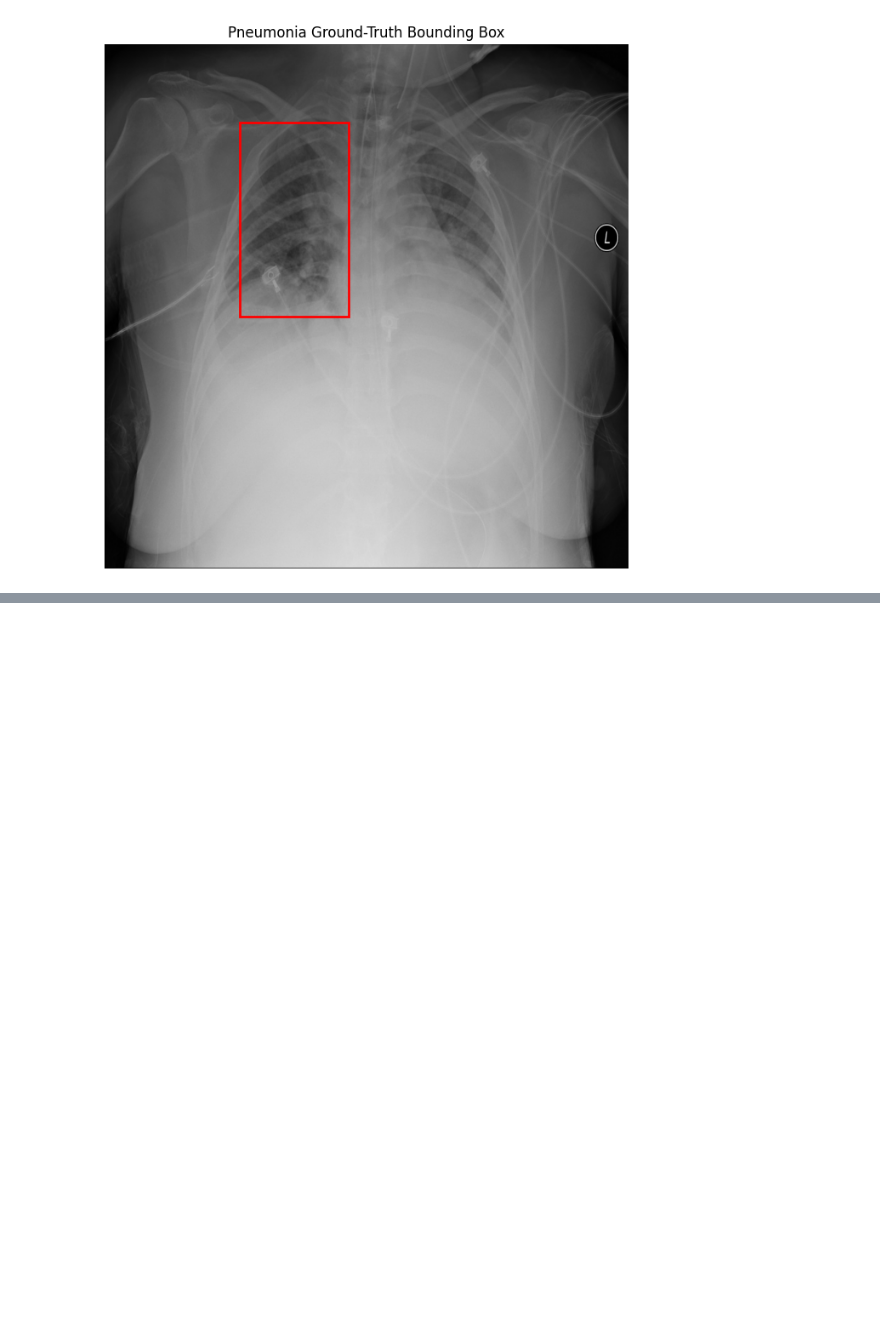
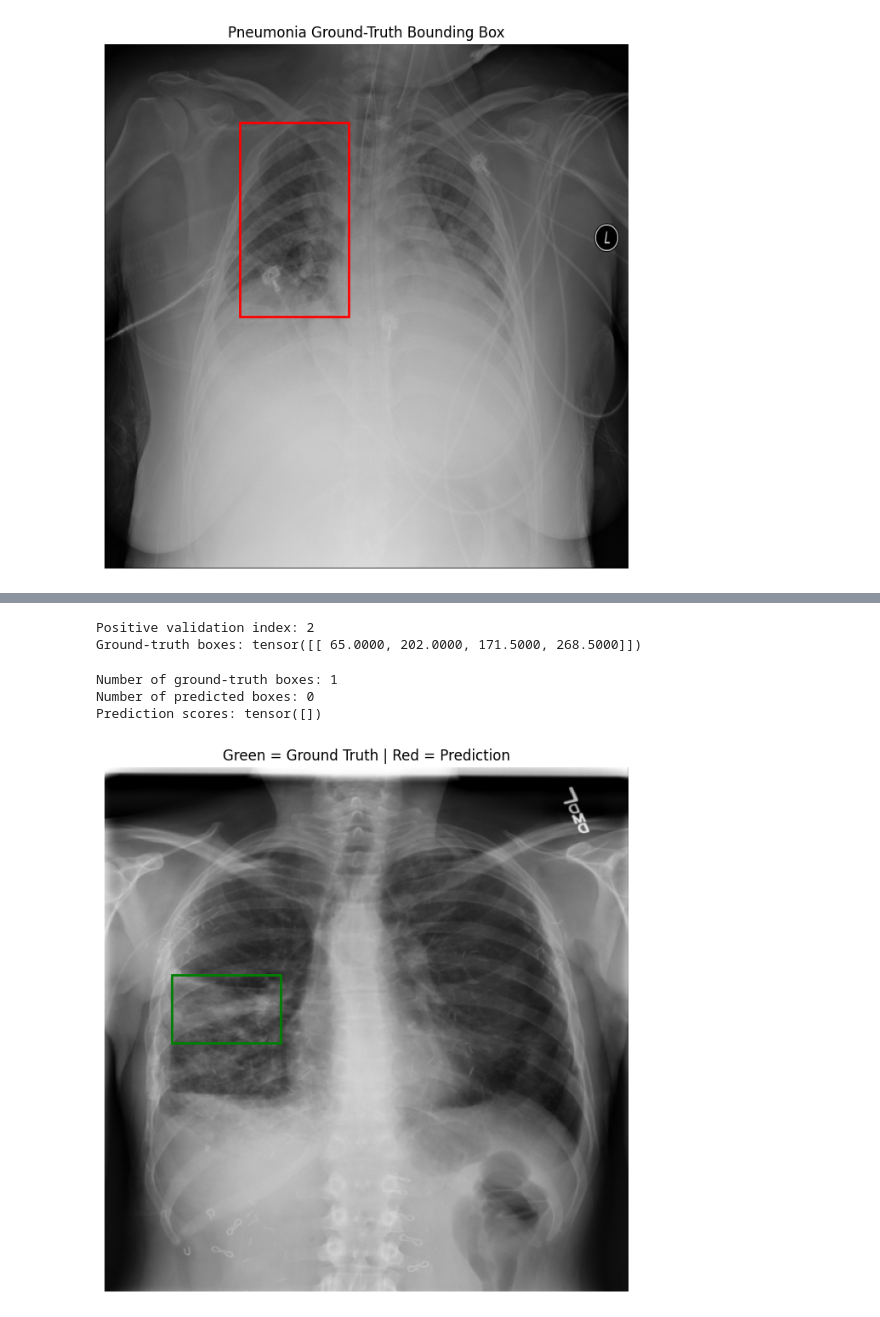
Before and after one commit to imdeepa99/pneumonia-anchor-free-detection, a Jupyter notebook: notebooks/pneumonia_anchor_free_detection.ipynb, the cells around one changed output, grey strips where cells are left out. Saved outputs shown, nothing was run; the diff lists cells and outputs as text; code cells hidden in the pictures; blank space fills up the shorter version.

```diff
--- a/notebooks/pneumonia_anchor_free_detection.ipynb
+++ b/notebooks/pneumonia_anchor_free_detection.ipynb
@@ -275,0 +311,9 @@ plt.show()
+# %%
+import pandas as pd
+
+labels = pd.read_csv("data/rsna/stage_2_train_labels.csv")
+
+print("Labels loaded!")
+print(labels.shape)
+
+labels.head()
@@ -275,0 +2652,29 @@ plt.show()
+# %%
+# ---------------------------------------------------------
+# STEP 32A: FIND ONE POSITIVE VALIDATION PATIENT
+# ---------------------------------------------------------
+
+for i in range(len(val_dataset)):
+
+    sample = val_dataset[i]
+
+    if len(sample["boxes"]) > 0:
+
+        positive_val_index = i
+        break
+
+
+print(
+    "Positive validation index:",
+    positive_val_index
+)
+
+print(
+    "Ground-truth boxes:",
+    val_dataset[
+        positive_val_index
+    ]["boxes"]
+)
+# %% [output]
+Positive validation index: 2
+Ground-truth boxes: tensor([[ 65.0000, 202.0000, 171.5000, 268.5000]])
@@ -275,0 +2798,15 @@ plt.show()
+# %%
+# ---------------------------------------------------------
+# STEP 32C: SHOW THE RESULT
+# ---------------------------------------------------------
+
+show_prediction(
+    model,
+    val_dataset,
+    positive_val_index
+)
+# %% [output]
+Number of ground-truth boxes: 1
+Number of predicted boxes: 0
+Prediction scores: tensor([])
+[figure, added]
```
Also changed, not shown: parts of 78 cells of this notebook.
